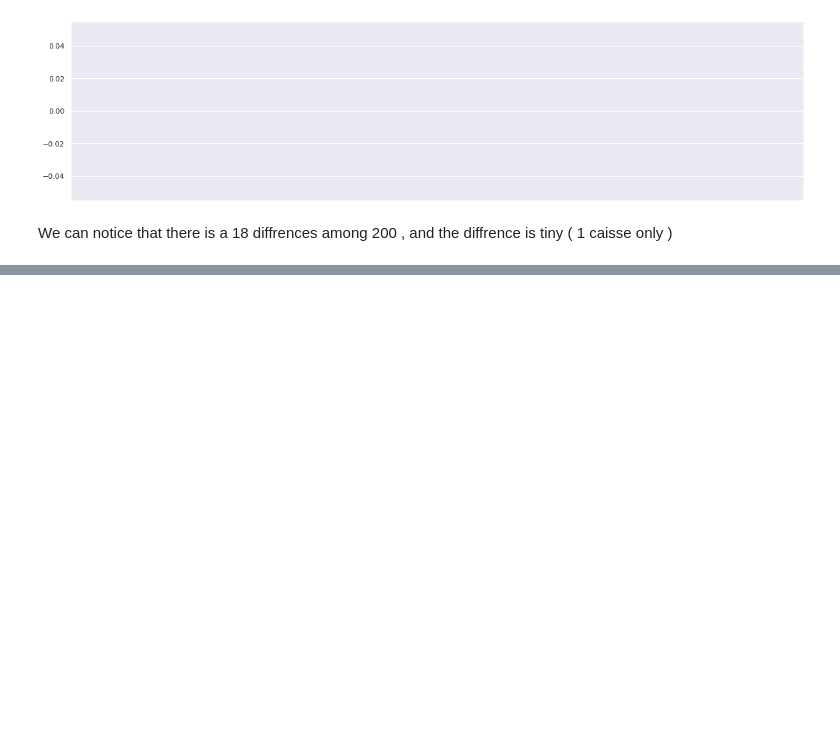
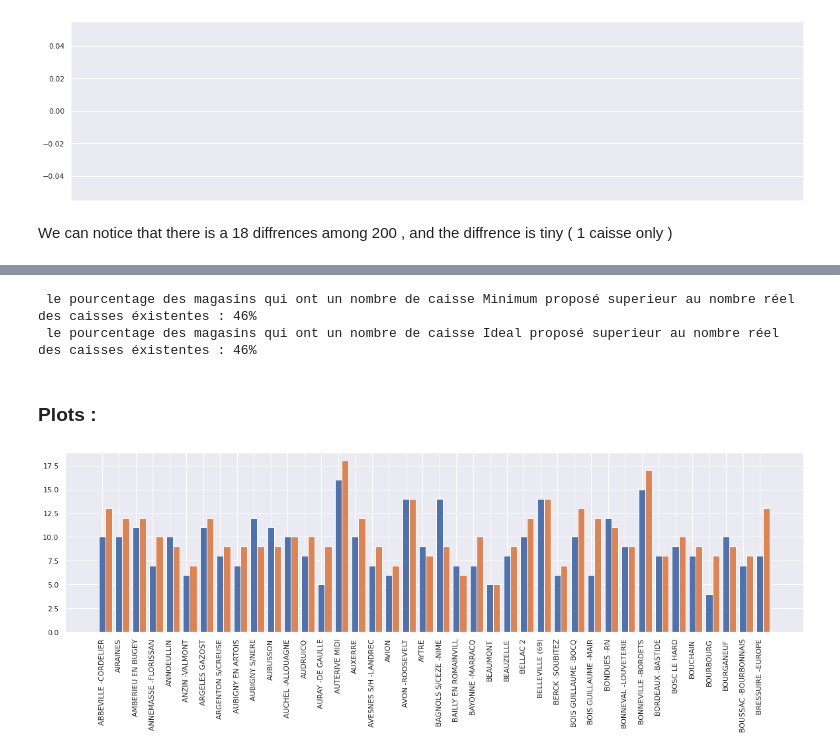
Before and after one commit to SeyfGoumeida/PFE, a Jupyter notebook: PFE_Mémoire_Master_2_MLSD_.ipynb, the cells around one changed output, grey strips where cells are left out. Drawn from its saved outputs; the diff is of its cells as text; code cells hidden in the pictures; blank space fills up the shorter version.

```diff
--- a/PFE_Mémoire_Master_2_MLSD_.ipynb
+++ b/PFE_Mémoire_Master_2_MLSD_.ipynb
@@ -2152,0 +2328,37 @@ We can notice that there is a 18 diffrences among 200 , and the diffrence is tin
+# %%
+# predictedTree is the result of the LR model ( nb des Caisses prédit)
+# Y_test is the vales of the Y to test the model ( nb des Caisses réel)
+# do (1) to calculate the accuracy , (2) to print the predict, real, and the error
+# erreur 0 to use only the round, 1 to take a bigger interval of erreur (16,3 ~ 17 ), 2 more bigger 15.2 ~ 17
+# nbToPrint work with do (2) to fix the number of lignes to print
+
+def accuracy(predictedTree,Y_test,do=1,erreur=0,nbToPrint=10):
+  if do==1:
+    predictedTree_round = []
+    for i in range(0,len(Y_test)):
+      if (abs(predictedTree[i]-Y_test[i])) <= erreur:
+        predictedTree_round.append(Y_test[i])
+      else:
+        predictedTree_round.append(round(predictedTree[i]))
+
+    # ----------------------   Score   ----------------------------
+    #return adjusted_rand_score(Y_test,predictedTree_round)
+    return "{0:.0f}%".format(adjusted_rand_score(Y_test,predictedTree_round) * 100)
+  elif do == 2:
+    predictedTree_round = []
+    for i in range(0,nbToPrint):
+      if (abs(predictedTree[i]-Y_test[i])) <= erreur:
+        print("-----------------  True   --------------------")
+        predictedTree_round.append(Y_test[i])
+      else:
+        print("xxxxxxxxxxxxxxxxx  False  xxxxxxxxxxxxxxxxxxxxx")
+        predictedTree_round.append(round(predictedTree[i]))
+      print(predictedTree[i],"   |   ",predictedTree_round[i],"     |    ",Y_test[i])
+      print("Diffrence : ",abs(predictedTree[i]-Y_test[i]))
+      print()
+# %%
+for i in range(0,4):
+  #i will take the error interval values
+  print("----  the error interval ---- ")
+  print("-------  ] 0 -",abs(i),"[ ----------")
+  print(accuracy(predictedTree,Y_test,1,i))
@@ -2152,0 +2459,18 @@ We can notice that there is a 18 diffrences among 200 , and the diffrence is tin
+# %%
+print(" le pourcentage des magasins qui ont un nombre de caisse Minimum proposé superieur au nombre réel des caisses éxistentes :" , "{0:.0f}%".format(cmpmin/len(X_test.groupby("stoanabelkey")) * 100))
+print(" le pourcentage des magasins qui ont un nombre de caisse Ideal proposé superieur au nombre réel des caisses éxistentes :" , "{0:.0f}%".format(cmpavg/len(X_test.groupby("stoanabelkey")) * 100))
+# %% [output]
+ le pourcentage des magasins qui ont un nombre de caisse Minimum proposé superieur au nombre réel des caisses éxistentes : 46%
+ le pourcentage des magasins qui ont un nombre de caisse Ideal proposé superieur au nombre réel des caisses éxistentes : 46%
+# %% [markdown]
+### Plots :
+# %%
+data = MinMaxAvgReal.head(40)
+plt.figure(figsize=(20, 5))
+plt.bar(np.arange(len( data["real"])), data["real"], width=0.4)
+plt.bar(np.arange(len(data["avg_round"]))+ 0.4, data["avg_round"], width=0.4)
+plt.xticks(np.arange(len( data["stodisplaydesc"])), data["stodisplaydesc"],rotation=90)
+
+plt.show()
+# %% [output]
+[figure, added]
```
Also changed, not shown: parts of 40 cells of this notebook.
